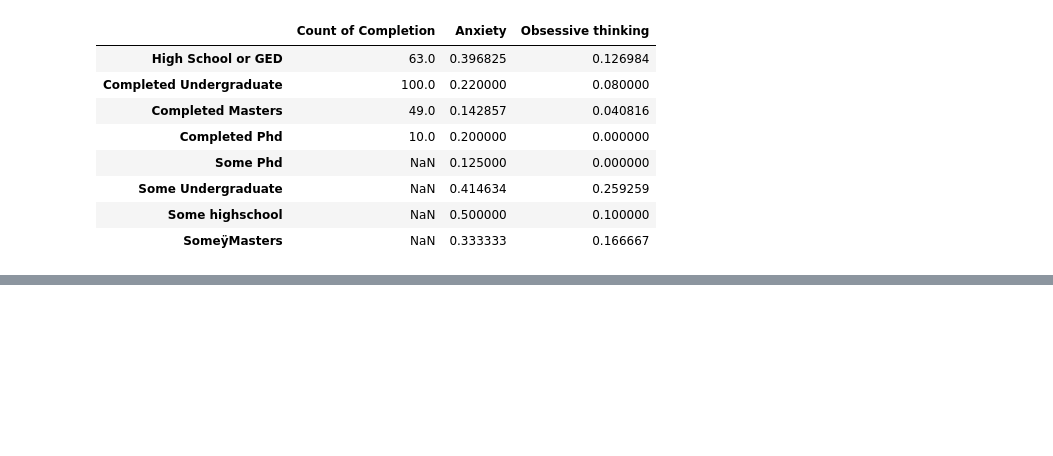
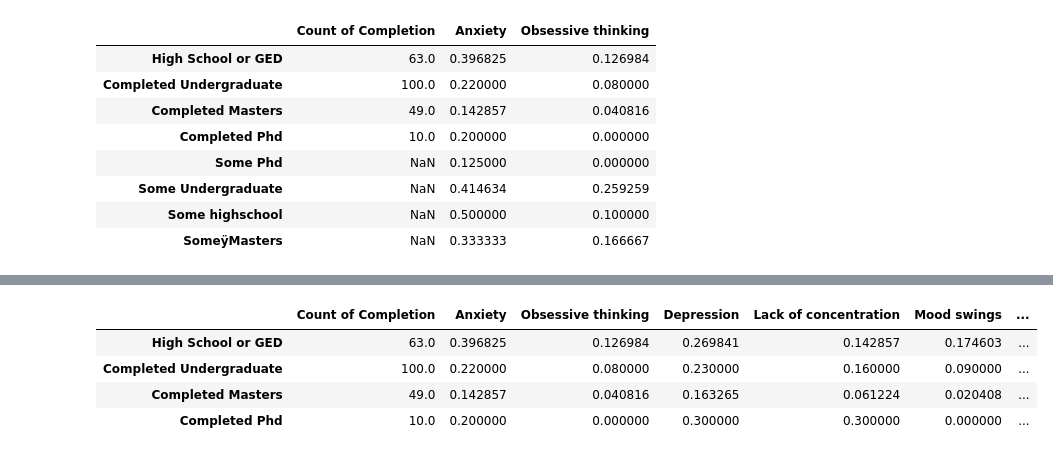
Before and after one commit to KMcLaurin12/Butler_GroupF_Project1, a Jupyter notebook: project_f.ipynb, the cells around one changed output, grey strips where cells are left out. Drawn from its saved outputs; the diff is of its cells as text; code cells hidden in the pictures; blank space fills up the shorter version.

Commit message:
Innitial changes, dropped columns

```diff
--- a/project_f.ipynb
+++ b/project_f.ipynb
@@ -277,0 +278,12 @@ final_MH_completion_df
+# %%
+dropped_final_df = final_MH_completion_df.drop(
+                            labels=["Some Phd", "Some Undergraduate", "Some highschool", "SomeÿMasters"],
+                            axis=0,
+                            inplace=False)
+dropped_final_df
+# %% [output]
+|  | Count of Completion | Anxiety | Obsessive thinking | Depression | Lack of concentration | Mood swings | ... |
+| High School or GED | 63.0 | 0.396825 | 0.126984 | 0.269841 | 0.142857 | 0.174603 | ... |
+| Completed Undergraduate | 100.0 | 0.220000 | 0.080000 | 0.230000 | 0.160000 | 0.090000 | ... |
+| Completed Masters | 49.0 | 0.142857 | 0.040816 | 0.163265 | 0.061224 | 0.020408 | ... |
+| Completed Phd | 10.0 | 0.200000 | 0.000000 | 0.300000 | 0.300000 | 0.000000 | ... |
```
Also changed, not shown: parts of 5 cells of this notebook.
